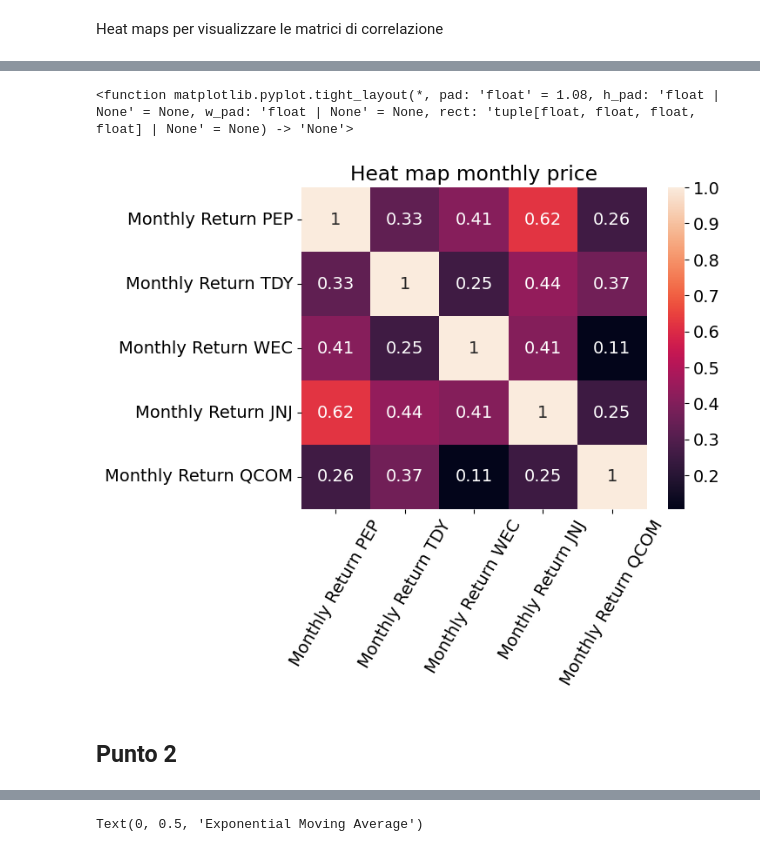
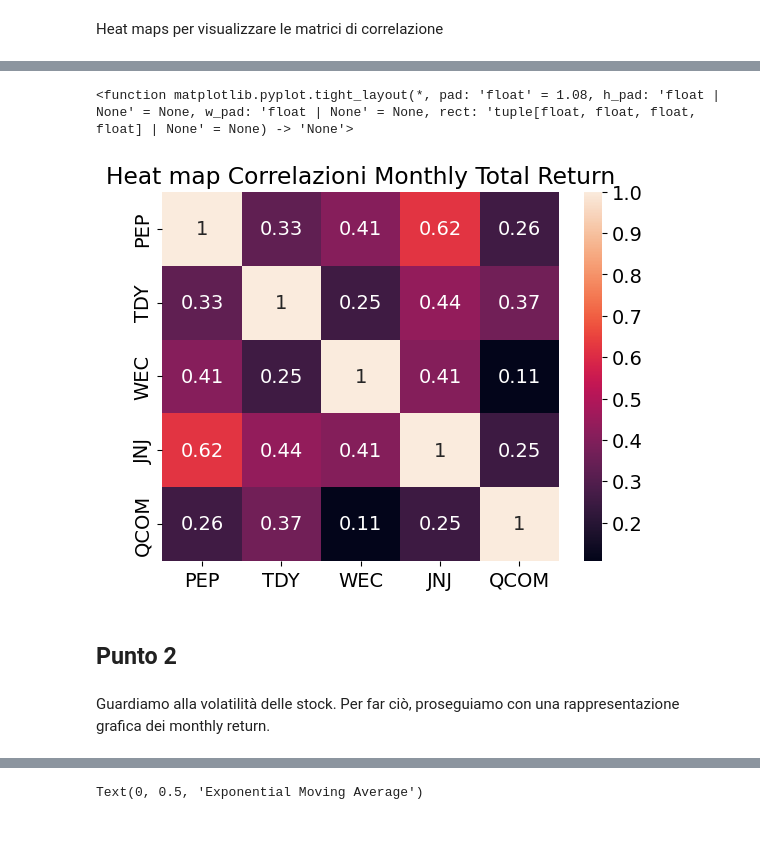
Before and after one commit to Riccardo-Martelli/Project_Work_Asset_Management, a Jupyter notebook: Final_Project.ipynb, the cells around one changed output, grey strips where cells are left out. Saved outputs shown, nothing was run; the diff lists cells and outputs as text; code cells hidden in the pictures.

```diff
--- a/Final_Project.ipynb
+++ b/Final_Project.ipynb
@@ -131,13 +131,14 @@ plt.tight_layout
 # %%
-plt.title("Heat map monthly price")
-sns.heatmap(df_return_month.corr(numeric_only=True),annot=True)
-plt.xticks(rotation=60)
+plt.title("Heat map Correlazioni Monthly Total Return")
+sns.heatmap(df_return_month.corr(numeric_only=True),annot=True,xticklabels=['PEP','TDY','WEC','JNJ','QCOM'],yticklabels=['PEP','TDY','WEC','JNJ','QCOM'])
 plt.tight_layout
 # %% [output]
 <function matplotlib.pyplot.tight_layout(*, pad: 'float' = 1.08, h_pad: 'float | None' = None, w_pad: 'float | None' = None, rect: 'tuple[float, float, float, float] | None' = None) -> 'None'>
-[figure, old version]
+[figure, new version]
 # %% [markdown]
 ## Punto 2
+# %% [markdown]
+Guardiamo alla volatilità delle stock. Per far ciò, proseguiamo con una rappresentazione grafica dei monthly return.
 # %%
 f, axes = plt.subplots(2, 2,figsize=(12,9))
 sns.lineplot(x="Date",y="1 Month Total Return",data=df_WEC, ax=axes[0,0],label="WEC Energy Group")
```
Also changed, not shown: parts of 51 cells of this notebook.
